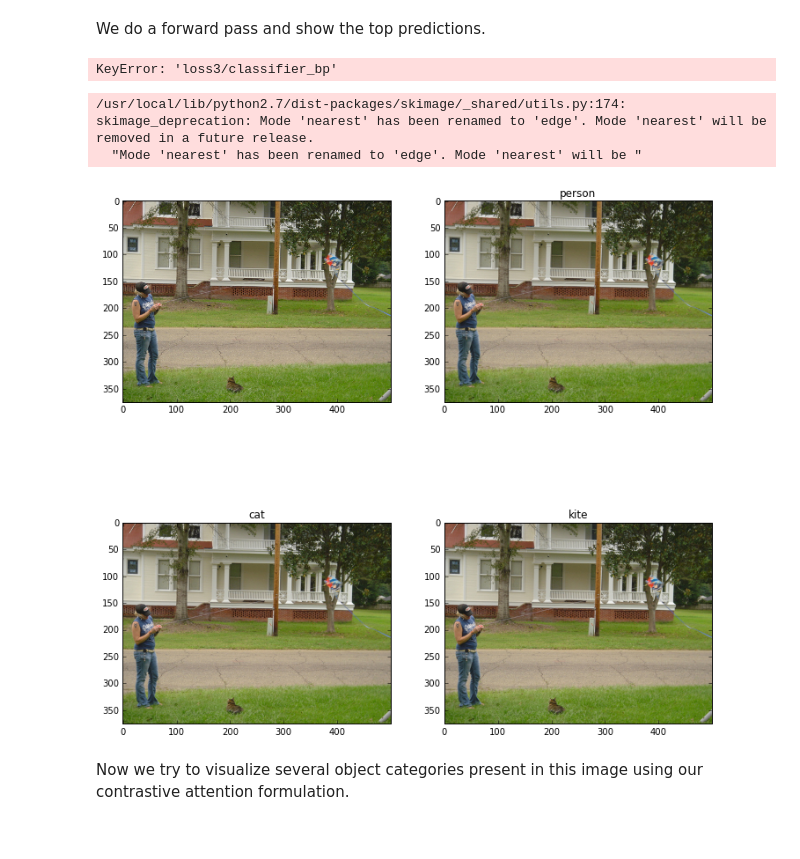
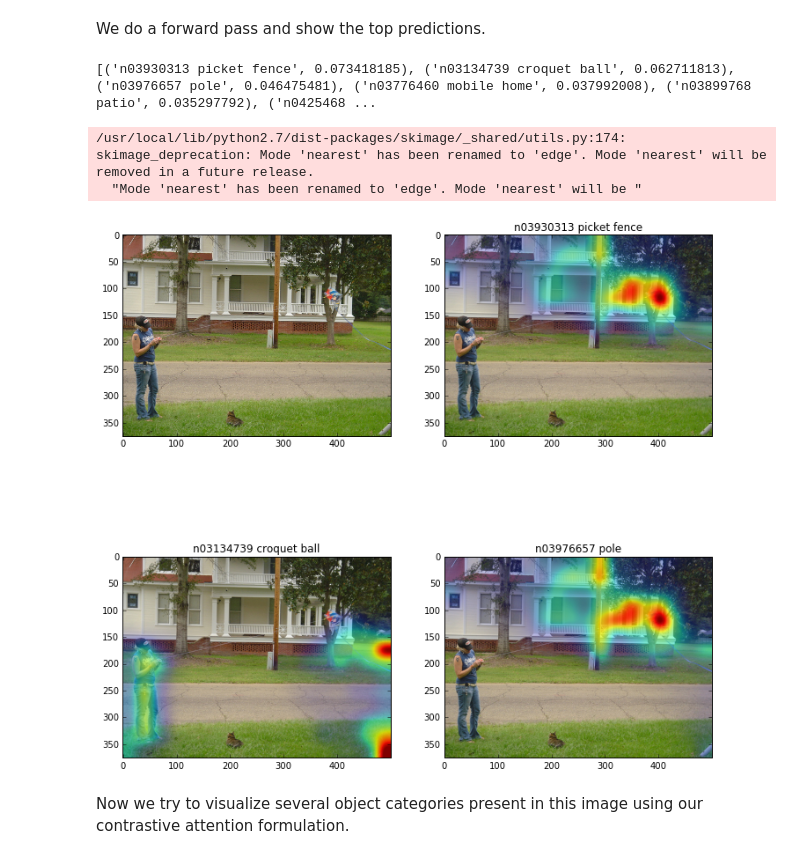
Before and after one commit to MSRCCS/Caffe-ExcitationBP, a Jupyter notebook: excitationBP/Demo_GoogleNet.ipynb, the cells around one changed output. Saved outputs shown, nothing was run; the diff lists cells and outputs as text; code cells hidden in the pictures.

Commit message:
Add a dummy loss layer, so that the top of the last layer get generated.
Add a dummy loss layer

```diff
--- a/excitationBP/Demo_GoogleNet.ipynb
+++ b/excitationBP/Demo_GoogleNet.ipynb
@@ -60,52 +60,52 @@ transformer.set_channel_swap('data', (2,1,0))
 transformer.set_raw_scale('data', 255.0)
 
 net.blobs['data'].data[...] = transformer.preprocess('data', imgS)
-out = net.forward(end = topLayerName)
+out = net.forward(end = fwdLayerName)
 
 scores = net.blobs[topBlobName].data[0].reshape((len(tags),-1)).max(1).flatten() # pre-softmax scores
 tagScore = util.getTagScore(scores, tags, tag2ID)
 tagScore.sort(key = operator.itemgetter(1), reverse = True)
 print(tagScore[:10])
 # %% [output]
-KeyError: 'loss3/classifier_bp'
+[('n03930313 picket fence', 0.073418185), ('n03134739 croquet ball', 0.062711813), ('n03976657 pole', 0.046475481), ('n03776460 mobile home', 0.037992008), ('n03899768 patio', 0.035297792), ('n0425468 ...
 # %%
 # switch to the excitation backprop mode
 caffe.set_mode_eb_gpu()
 # specify the tags
-tagName = ['person', 'cat', 'kite']
+tagName = ['n03930313 picket fence', 'n03134739 croquet ball', 'n03976657 pole']
 #specify the output layer name
 outputLayerName = 'pool3/3x3_s2'#'inception_5b/output'
 outputBlobName = 'pool3/3x3_s2'#'inception_5b/output'
 
 attMaps = []
 
 for i in range(len(tagName)):
     tagID = tag2ID[tagName[i]]
     net.blobs[topBlobName].diff[0][...] = 0
-    net.blobs[topBlobName].diff[0][tagID] = np.exp(net.blobs[topBlobName].data[0][tagID].copy())
-    net.blobs[topBlobName].diff[0][tagID] /= net.blobs[topBlobName].diff[0][tagID].sum()
+    net.blobs[topBlobName].diff[0][tagID] = 1 #np.exp(net.blobs[topBlobName].data[0][tagID].copy())
+    #net.blobs[topBlobName].diff[0][tagID] /= net.blobs[topBlobName].diff[0][tagID].sum()
 
     # invert the top layer weights
     net.params[topLayerName][0].data[...] *= -1
     out = net.backward(start = topLayerName, end = secondTopLayerName)
     buff = net.blobs[secondTopBlobName].diff.copy()
 
     # invert back
     net.params[topLayerName][0].data[...] *= -1
     out = net.backward(start = topLayerName, end = secondTopLayerName)
 
     # compute the contrastive signal
     net.blobs[secondTopBlobName].diff[...] -= buff
 
     out = net.backward(start = secondTopLayerName, end = outputLayerName)
     attMap = np.maximum(net.blobs[outputBlobName].diff[0].sum(0), 0)
     attMaps.append(attMap)
 
 util.showAttMap(img, attMaps, tagName, overlap = True, blur = False)
 # %% [output]
 /usr/local/lib/python2.7/dist-packages/skimage/_shared/utils.py:174: skimage_deprecation: Mode 'nearest' has been renamed to 'edge'. Mode 'nearest' will be removed in a future release.
   "Mode 'nearest' has been renamed to 'edge'. Mode 'nearest' will be "
-[figure, old version]
+[figure, new version]
 # %% [markdown]
 Now we try to visualize several object categories present in this image using our contrastive attention formulation.
 # %% [markdown]
```
Also changed, not shown: parts of 3 cells of this notebook.
